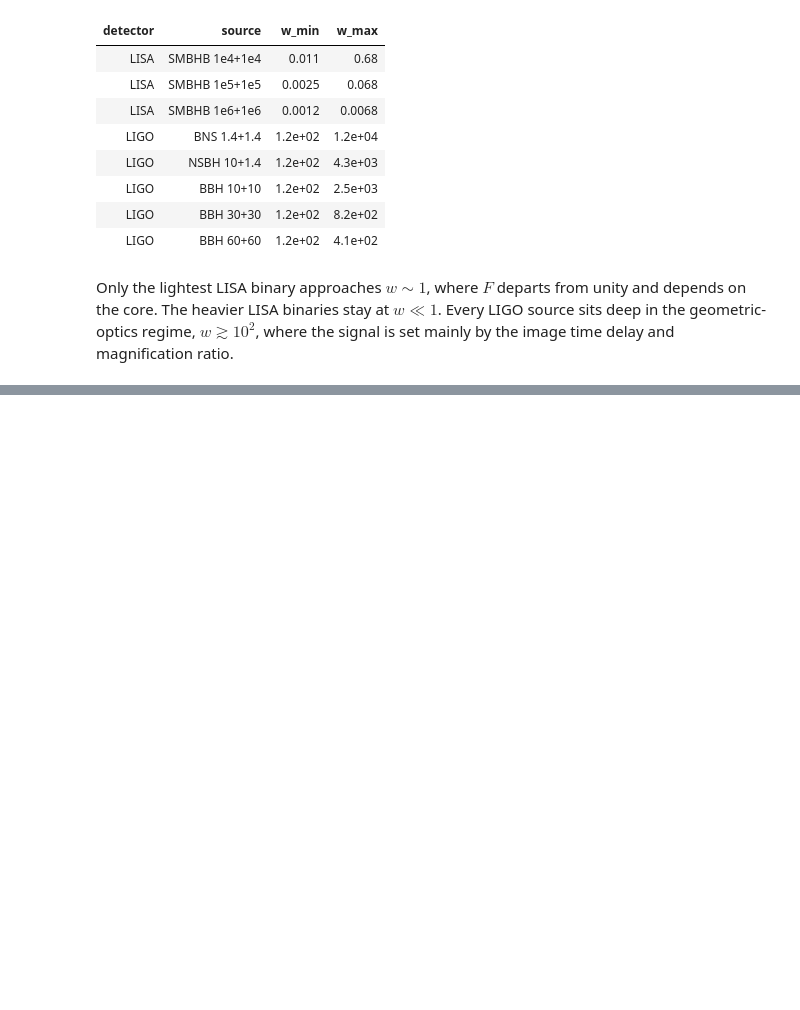
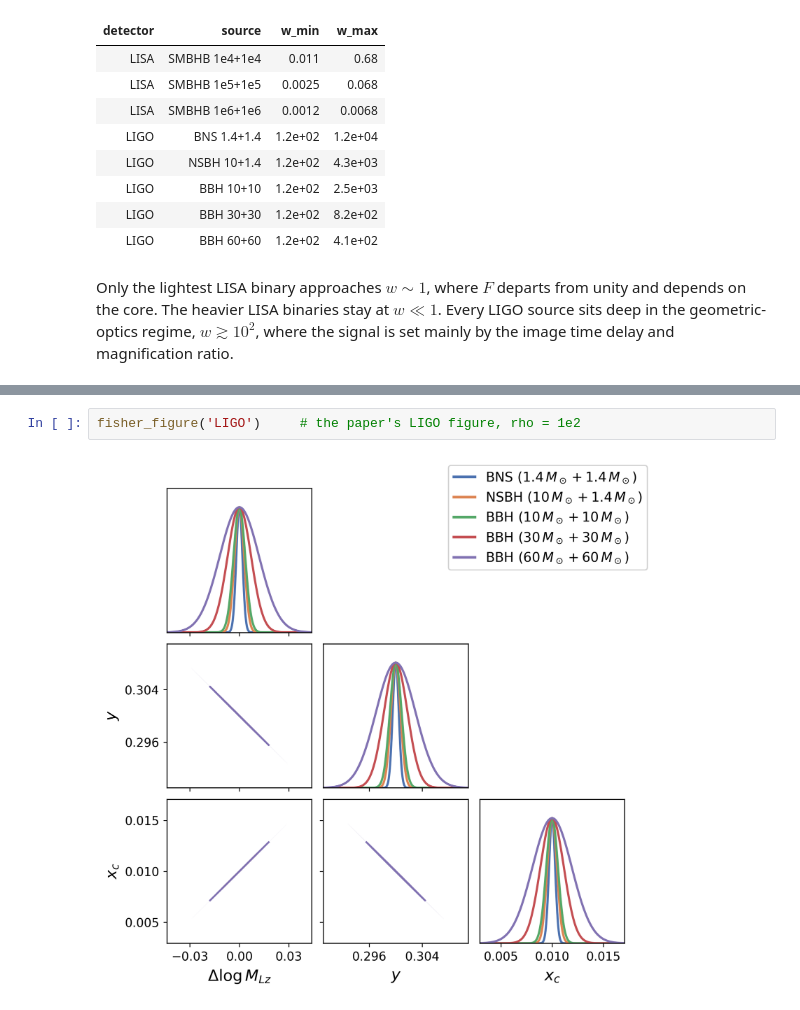
Before and after one commit to ninoephremidze/infer_with_FIONA, a Jupyter notebook: notebooks/01_fisher_forecasts.ipynb, the cells around one changed output, grey strips where cells are left out. Cells and saved outputs as stored; diff of their text form; blank space fills up the shorter version.

```diff
--- a/notebooks/01_fisher_forecasts.ipynb
+++ b/notebooks/01_fisher_forecasts.ipynb
@@ -199,0 +164,4 @@ fisher_corner([covariance('LIGO', n) for n in names], names, r'LIGO (O4), $\varr
+# %%
+fisher_figure('LIGO')     # the paper's LIGO figure, rho = 1e2
+# %% [output]
+[figure, added]
```
Also changed, not shown: parts of 12 cells of this notebook, 4 other files.
